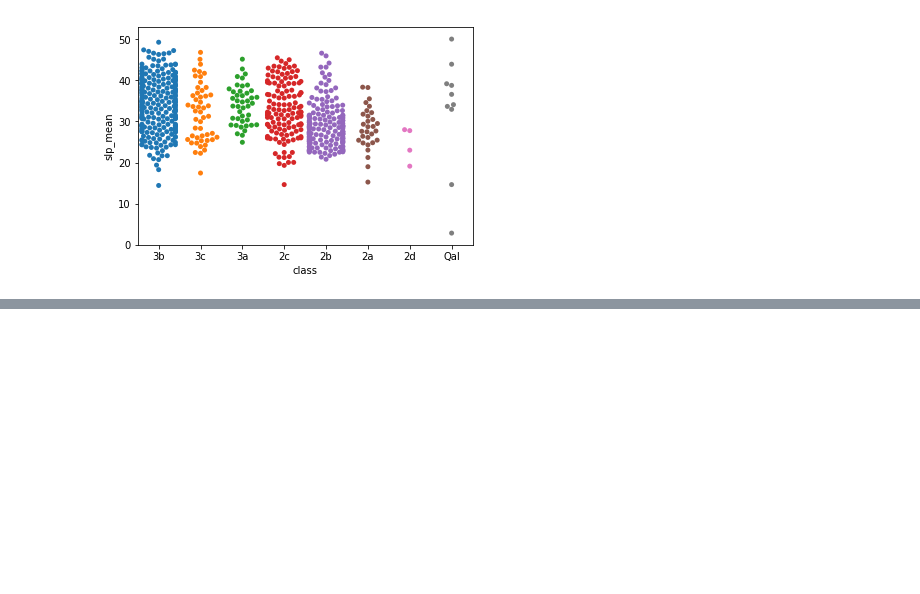
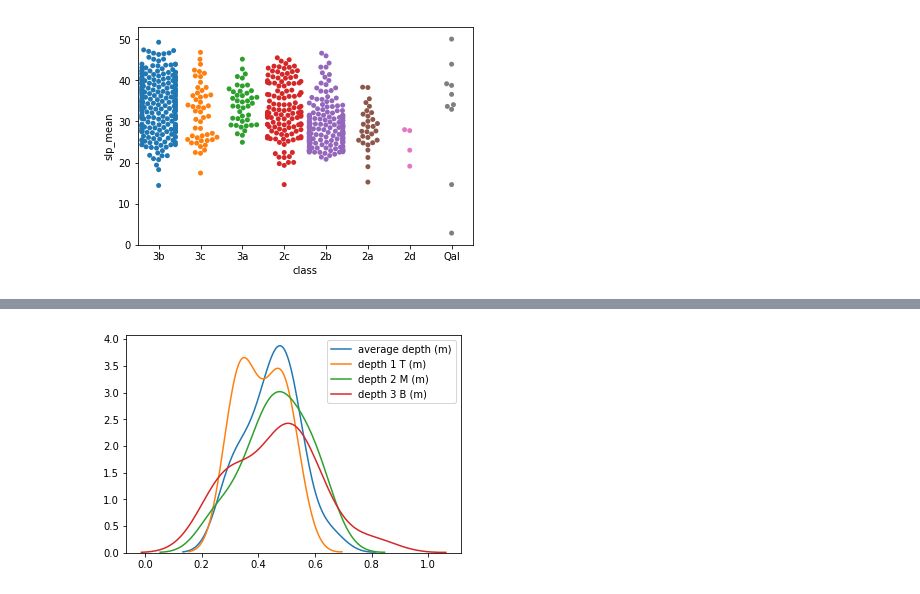
Before and after one commit to marynsanders/surfProject, a Jupyter notebook: landslide_geometry/landslide_geometry.ipynb, the cells around one changed output, grey strips where cells are left out. Saved outputs shown, nothing was run; the diff lists cells and outputs as text; code cells hidden in the pictures; blank space fills up the shorter version.

```diff
--- a/landslide_geometry/landslide_geometry.ipynb
+++ b/landslide_geometry/landslide_geometry.ipynb
@@ -126,6 +120,0 @@ Most heavily concentrated around 0.5 meters.
-# %%
-RH = RH[~(RH == 0).any(axis=1)]
-RH.plot(kind='scatter', x ='OBJECTID', y='average depth (m)', color='Blue', label='Rhondas Hill')
-RH.plot(kind='scatter', x ='OBJECTID', y='depth 1 T (m)', color='Green', label='Rhondas Hill')
-RH.plot(kind='scatter', x ='OBJECTID', y='depth 2 M (m)', color='Orange', label='Rhondas Hill')
-RH.plot(kind='scatter', x ='OBJECTID', y='depth 3 B (m)', color='Red', label='Rhondas Hill')
@@ -137,0 +121,7 @@ RH.plot(kind='scatter', x ='OBJECTID', y='depth 3 B (m)', color='Red', label='Rh
+# %%
+a = sns.kdeplot(data=RH['average depth (m)'])
+b = sns.kdeplot(data=RH['depth 1 T (m)'])
+c = sns.kdeplot(data=RH['depth 2 M (m)'])
+d = sns.kdeplot(data=RH['depth 3 B (m)'])
+# %% [output]
+[figure, added]
```
Also changed, not shown: parts of 5 cells of this notebook, 24 other files.
